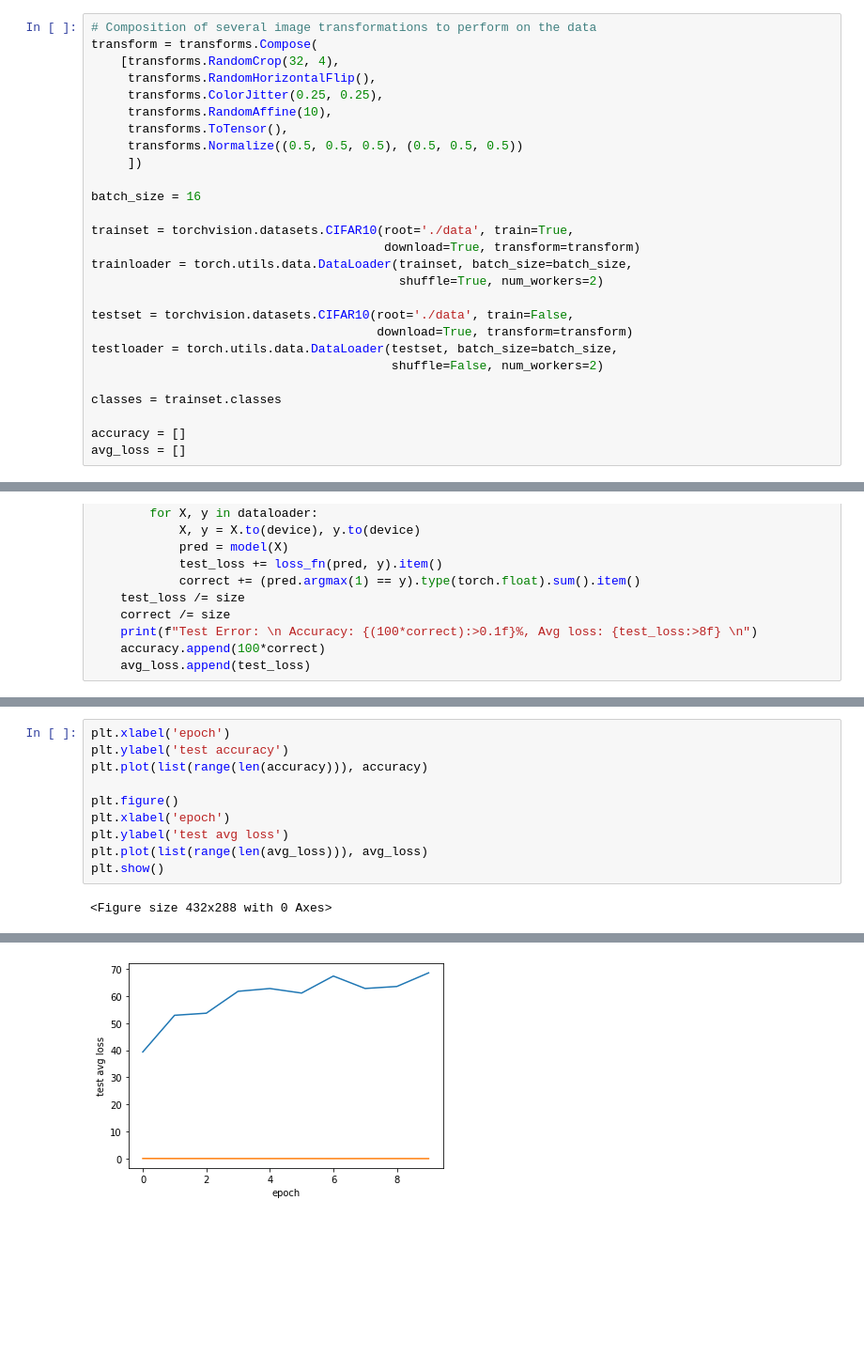
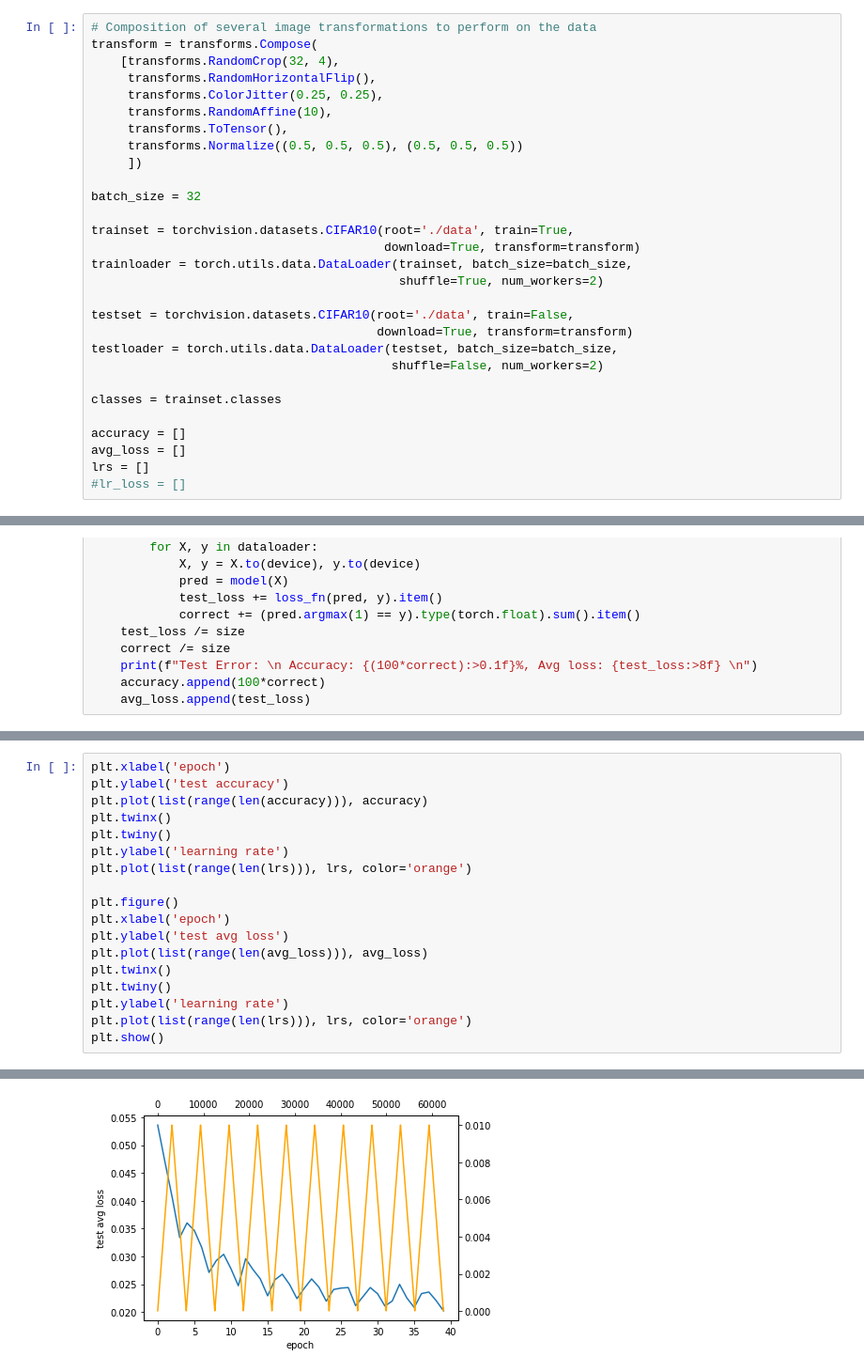
Before and after one commit to CitricAmoeba/INT2-Group2, a Jupyter notebook: CIFAR10_test.ipynb, the cells around one changed output, grey strips where cells are left out. Shown: that part at 94% size. Cells and saved outputs as stored; diff of their text form; blank space fills up the shorter version.

```diff
--- a/CIFAR10_test.ipynb
+++ b/CIFAR10_test.ipynb
@@ -19,7 +19,7 @@ transform = transforms.Compose(
      transforms.Normalize((0.5, 0.5, 0.5), (0.5, 0.5, 0.5))
      ])
 
-batch_size = 16
+batch_size = 32
 
 trainset = torchvision.datasets.CIFAR10(root='./data', train=True,
                                         download=True, transform=transform)
@@ -35,4 +35,6 @@ classes = trainset.classes
 
 accuracy = []
 avg_loss = []
+lrs = []
+#lr_loss = []
 # %% [output]
@@ -171,11 +178,18 @@ KeyboardInterrupt: ignored
 plt.xlabel('epoch')
 plt.ylabel('test accuracy')
 plt.plot(list(range(len(accuracy))), accuracy)
+plt.twinx()
+plt.twiny()
+plt.ylabel('learning rate')
+plt.plot(list(range(len(lrs))), lrs, color='orange')
 
 plt.figure()
 plt.xlabel('epoch')
 plt.ylabel('test avg loss')
 plt.plot(list(range(len(avg_loss))), avg_loss)
+plt.twinx()
+plt.twiny()
+plt.ylabel('learning rate')
+plt.plot(list(range(len(lrs))), lrs, color='orange')
 plt.show()
 # %% [output]
-<Figure size 432x288 with 0 Axes>
@@ -183 +197 @@ plt.show()
-[figure, old version]
+[figure, new version]
```
Also changed, not shown: parts of 8 cells of this notebook.
